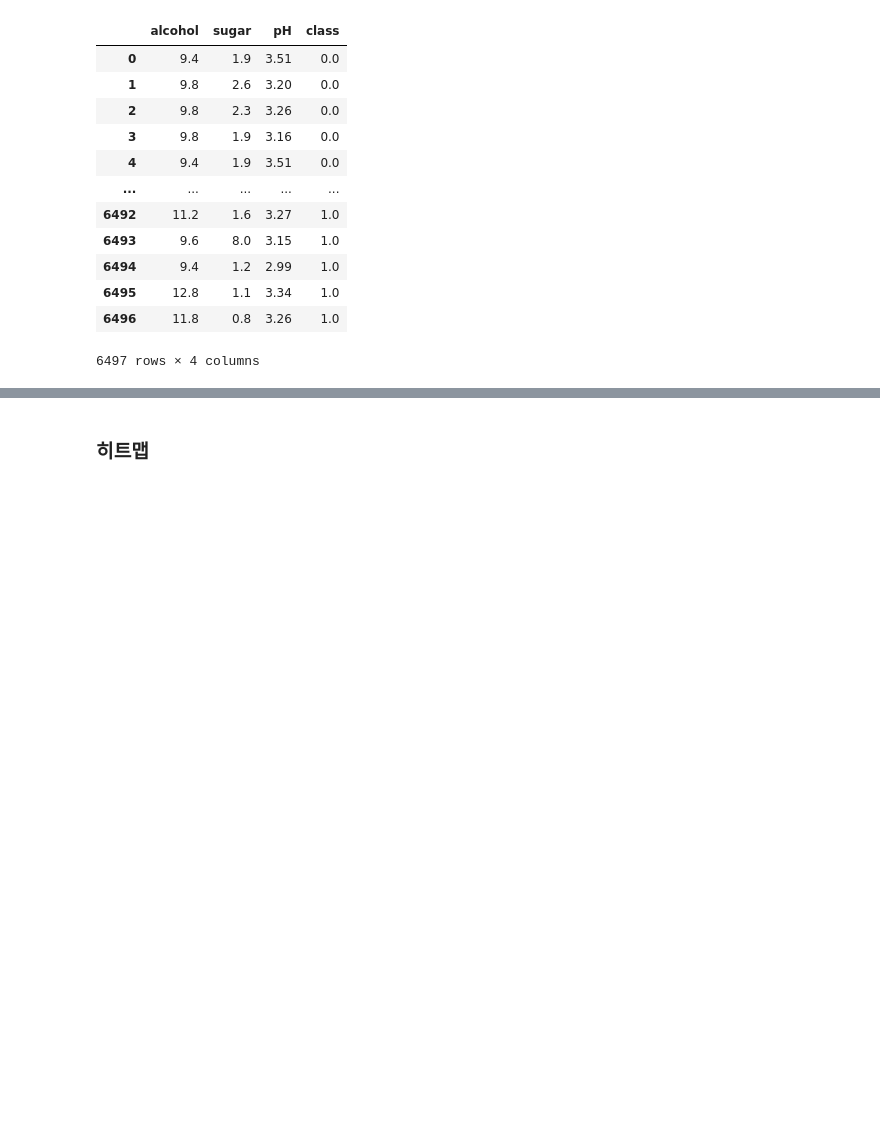
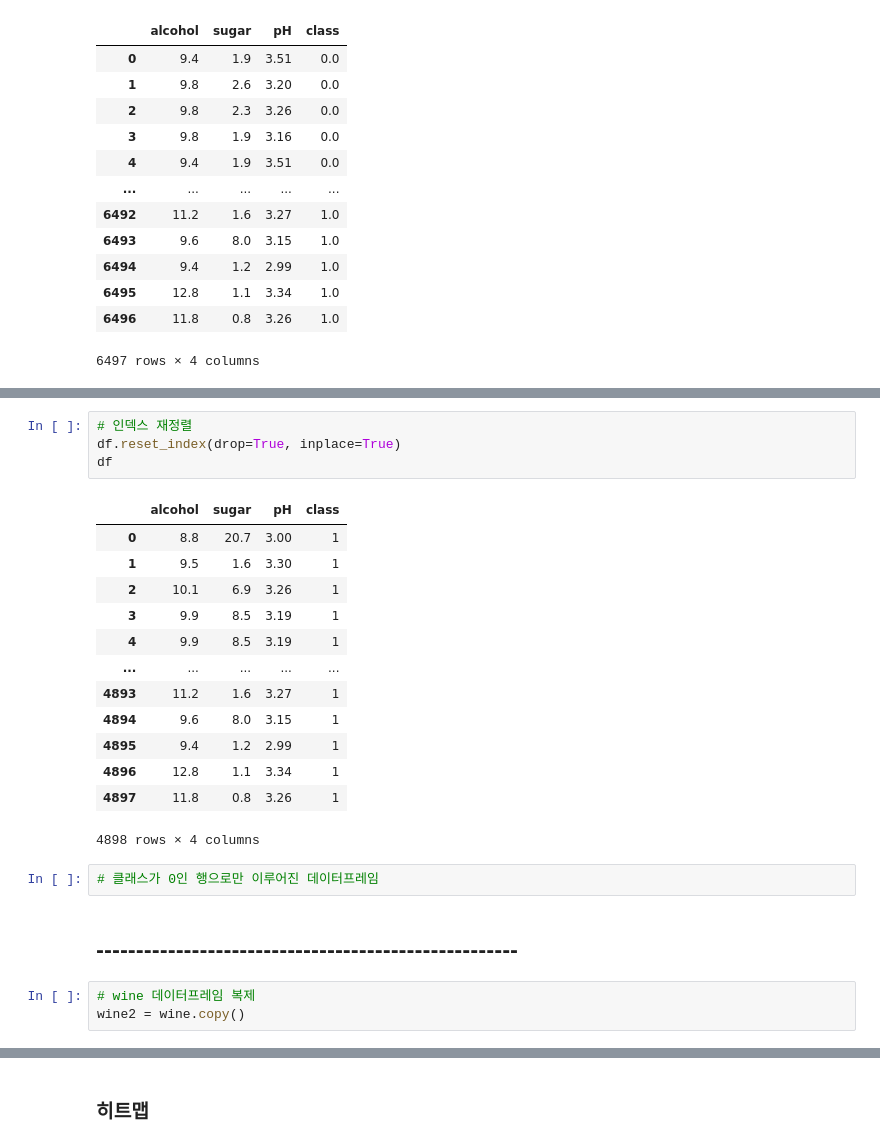
Before and after one commit to jkim0313/ubion5_tutoring, a Jupyter notebook: wine_classifier_answer.ipynb, the cells around one changed output, grey strips where cells are left out. Cells and saved outputs as stored; diff of their text form; blank space fills up the shorter version.

```diff
--- a/wine_classifier.ipynb
+++ b/wine_classifier_answer.ipynb
@@ -54,0 +222,25 @@ dtype: int64
+# %%
+# 인덱스 재정렬
+df.reset_index(drop=True, inplace=True)
+df
+# %% [output]
+|  | alcohol | sugar | pH | class |
+| 0 | 8.8 | 20.7 | 3.00 | 1 |
+| 1 | 9.5 | 1.6 | 3.30 | 1 |
+| 2 | 10.1 | 6.9 | 3.26 | 1 |
+| 3 | 9.9 | 8.5 | 3.19 | 1 |
+| 4 | 9.9 | 8.5 | 3.19 | 1 |
+| ... | ... | ... | ... | ... |
+| 4893 | 11.2 | 1.6 | 3.27 | 1 |
+| 4894 | 9.6 | 8.0 | 3.15 | 1 |
+| 4895 | 9.4 | 1.2 | 2.99 | 1 |
+| 4896 | 12.8 | 1.1 | 3.34 | 1 |
+| 4897 | 11.8 | 0.8 | 3.26 | 1 |
+4898 rows × 4 columns
+# %%
+# 클래스가 0인 행으로만 이루어진 데이터프레임
+# %% [markdown]
+### -----------------------------------------------------
+# %%
+# wine 데이터프레임 복제
+wine2 = wine.copy()
```
Also changed, not shown: parts of 31 cells of this notebook.
